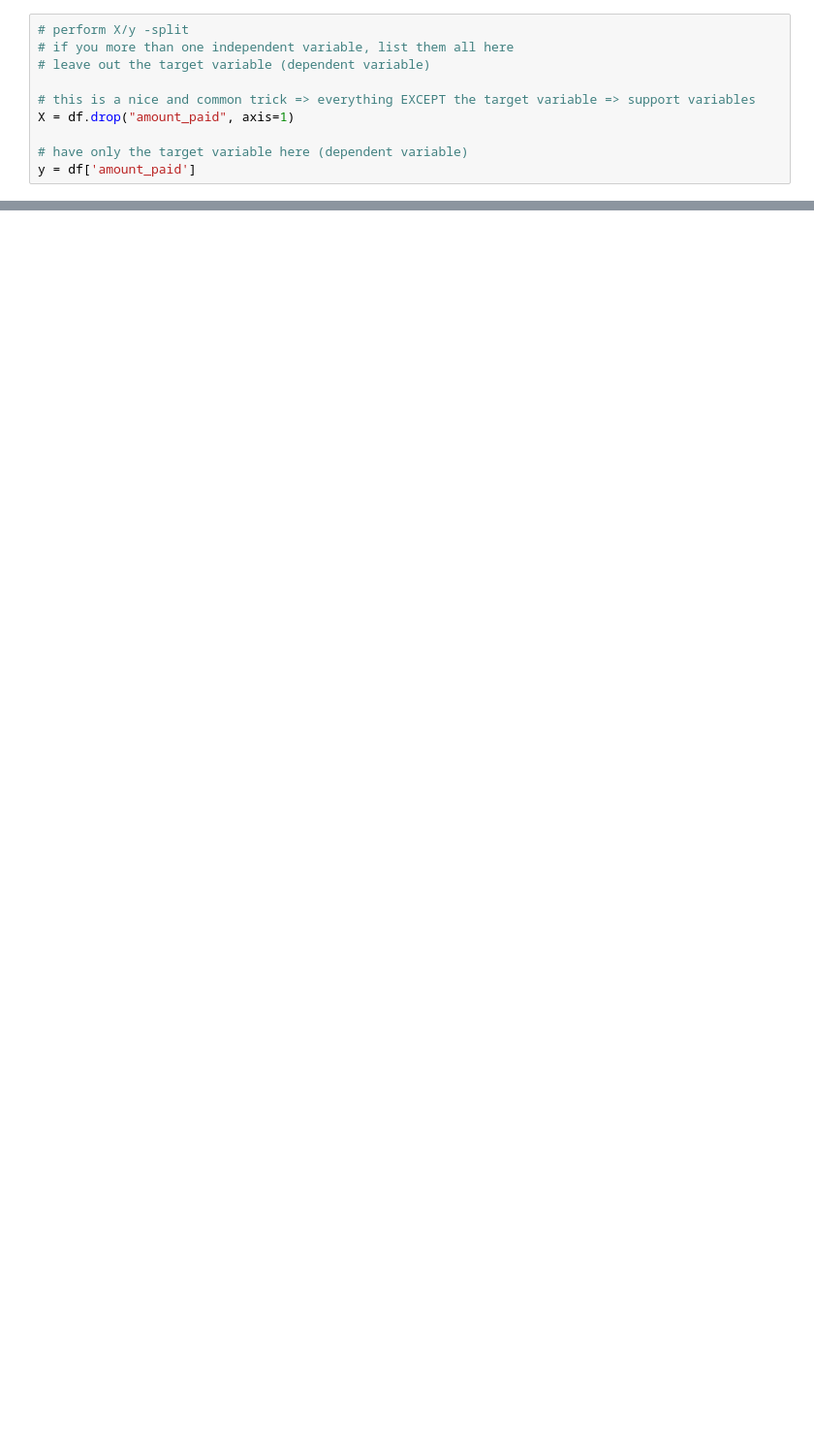
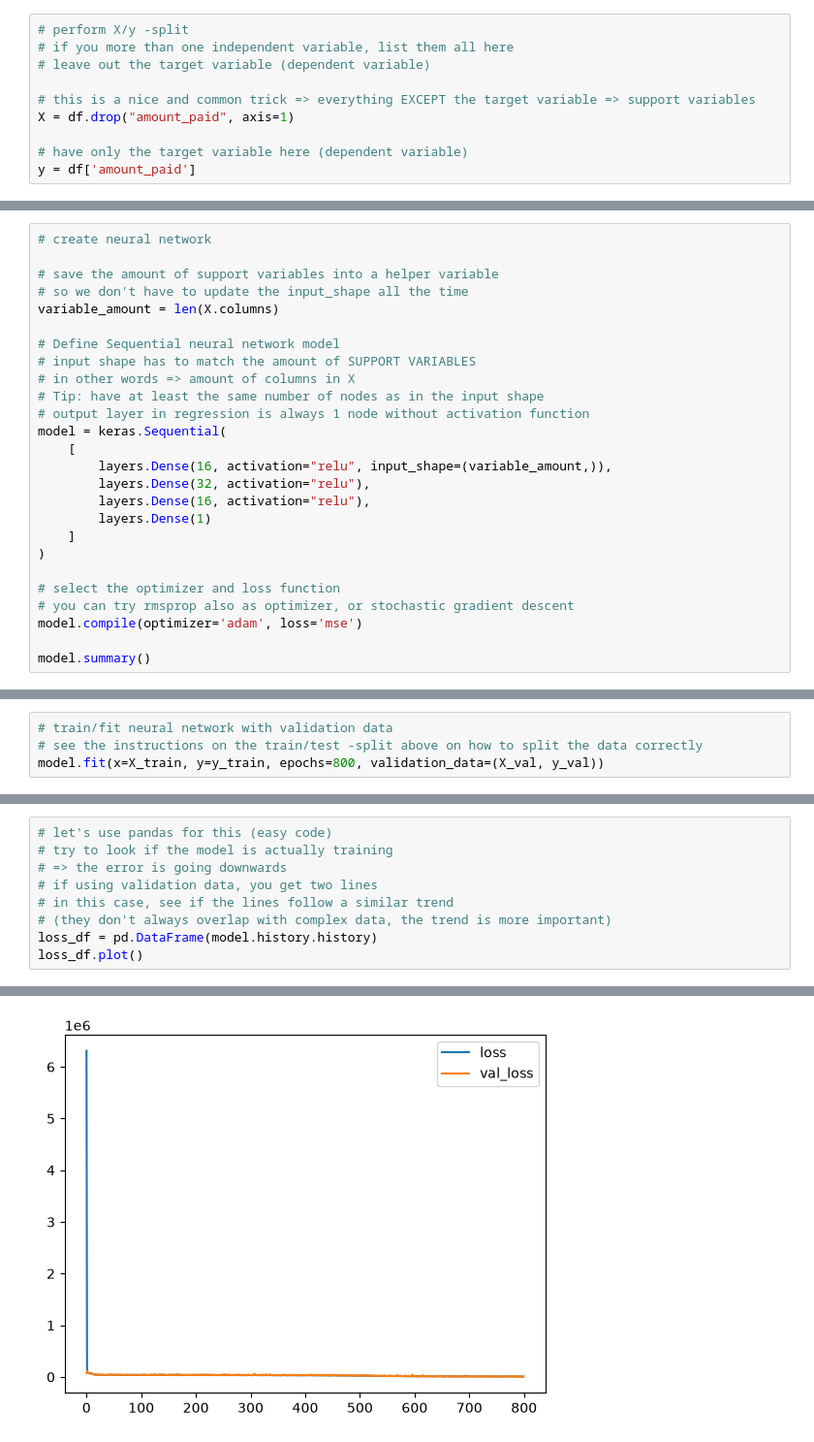
Before and after one commit to tuomasvaltanenLUAS/DeepLearningAutumn2026, a Jupyter notebook: lecture1_ann_regression_1/ann_regression_example_1.ipynb, the cells around one changed output, grey strips where cells are left out. Shown at 97% size. Drawn from its saved outputs; the diff is of its cells as text; blank space fills up the shorter version.

```diff
--- a/lecture1_ann_regression_1/ann_regression_example_1.ipynb
+++ b/lecture1_ann_regression_1/ann_regression_example_1.ipynb
@@ -49,0 +65,26 @@ y = df['amount_paid']
+# %%
+# create neural network
+
+# save the amount of support variables into a helper variable
+# so we don't have to update the input_shape all the time
+variable_amount = len(X.columns)
+
+# Define Sequential neural network model
+# input shape has to match the amount of SUPPORT VARIABLES
+# in other words => amount of columns in X
+# Tip: have at least the same number of nodes as in the input shape
+# output layer in regression is always 1 node without activation function
+model = keras.Sequential(
+    [
+        layers.Dense(16, activation="relu", input_shape=(variable_amount,)),
+        layers.Dense(32, activation="relu"),
+        layers.Dense(16, activation="relu"),
+        layers.Dense(1)
+    ]
+)
+
+# select the optimizer and loss function
+# you can try rmsprop also as optimizer, or stochastic gradient descent
+model.compile(optimizer='adam', loss='mse')
+
+model.summary()
@@ -51,0 +110,4 @@ y = df['amount_paid']
+# %%
+# train/fit neural network with validation data
+# see the instructions on the train/test -split above on how to split the data correctly
+model.fit(x=X_train, y=y_train, epochs=800, validation_data=(X_val, y_val))
@@ -53,0 +135,10 @@ y = df['amount_paid']
+# %%
+# let's use pandas for this (easy code)
+# try to look if the model is actually training
+# => the error is going downwards
+# if using validation data, you get two lines
+# in this case, see if the lines follow a similar trend
+# (they don't always overlap with complex data, the trend is more important)
+loss_df = pd.DataFrame(model.history.history)
+loss_df.plot()
+# %% [output]
@@ -53,0 +146 @@ y = df['amount_paid']
+[figure, added]
```
Also changed, not shown: parts of 20 cells of this notebook.
